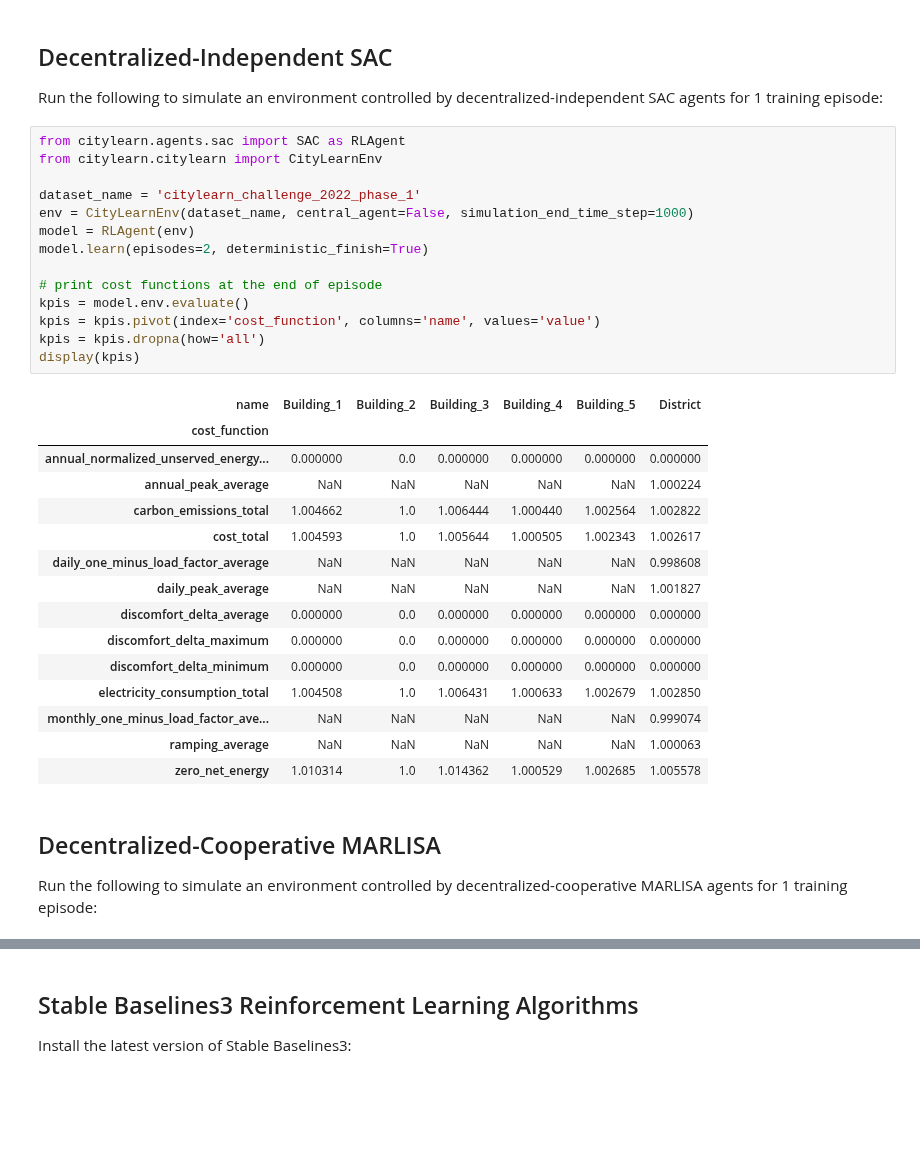
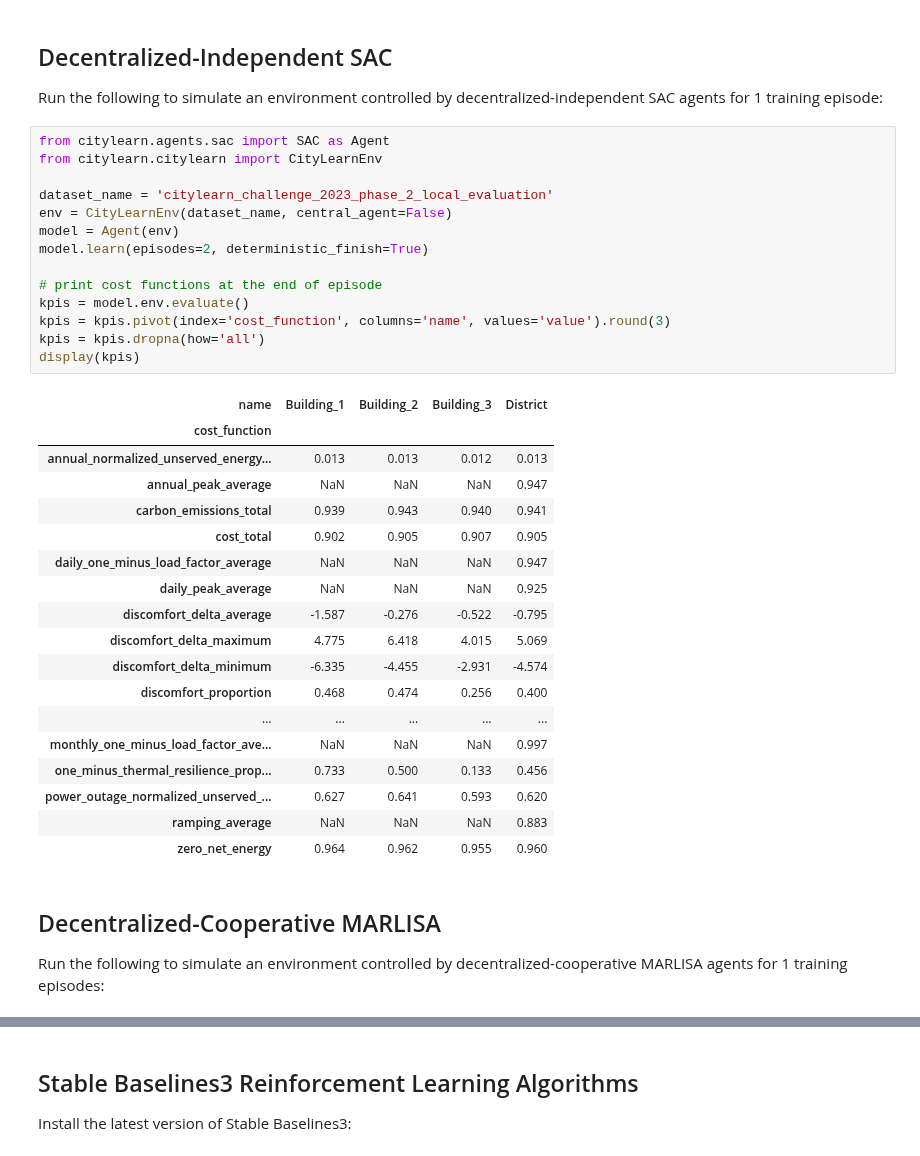
Before and after one commit to intelligent-environments-lab/CityLearn, a Jupyter notebook: examples/quickstart.ipynb, the cells around one changed output, grey strips where cells are left out. Cells and saved outputs as stored; diff of their text form; blank space fills up the shorter version.

```diff
--- a/examples/quickstart.ipynb
+++ b/examples/quickstart.ipynb
@@ -44,37 +84,40 @@ display(kpis)
 
 Run the following to simulate an environment controlled by decentralized-independent SAC agents for 1 training episode:
 # %%
-from citylearn.agents.sac import SAC as RLAgent
+from citylearn.agents.sac import SAC as Agent
 from citylearn.citylearn import CityLearnEnv
 
-dataset_name = 'citylearn_challenge_2022_phase_1'
-env = CityLearnEnv(dataset_name, central_agent=False, simulation_end_time_step=1000)
-model = RLAgent(env)
+dataset_name = 'citylearn_challenge_2023_phase_2_local_evaluation'
+env = CityLearnEnv(dataset_name, central_agent=False)
+model = Agent(env)
 model.learn(episodes=2, deterministic_finish=True)
 
 # print cost functions at the end of episode
 kpis = model.env.evaluate()
-kpis = kpis.pivot(index='cost_function', columns='name', values='value')
+kpis = kpis.pivot(index='cost_function', columns='name', values='value').round(3)
 kpis = kpis.dropna(how='all')
 display(kpis)
 # %% [output]
-| name | Building_1 | Building_2 | Building_3 | Building_4 | Building_5 | District |
-| cost_function |  |  |  |  |  |  |
-| annual_normalized_unserved_energy... | 0.000000 | 0.0 | 0.000000 | 0.000000 | 0.000000 | 0.000000 |
-| annual_peak_average | NaN | NaN | NaN | NaN | NaN | 1.000224 |
-| carbon_emissions_total | 1.004662 | 1.0 | 1.006444 | 1.000440 | 1.002564 | 1.002822 |
-| cost_total | 1.004593 | 1.0 | 1.005644 | 1.000505 | 1.002343 | 1.002617 |
-| daily_one_minus_load_factor_average | NaN | NaN | NaN | NaN | NaN | 0.998608 |
-| daily_peak_average | NaN | NaN | NaN | NaN | NaN | 1.001827 |
-| discomfort_delta_average | 0.000000 | 0.0 | 0.000000 | 0.000000 | 0.000000 | 0.000000 |
-| discomfort_delta_maximum | 0.000000 | 0.0 | 0.000000 | 0.000000 | 0.000000 | 0.000000 |
-| discomfort_delta_minimum | 0.000000 | 0.0 | 0.000000 | 0.000000 | 0.000000 | 0.000000 |
-| electricity_consumption_total | 1.004508 | 1.0 | 1.006431 | 1.000633 | 1.002679 | 1.002850 |
-| monthly_one_minus_load_factor_ave... | NaN | NaN | NaN | NaN | NaN | 0.999074 |
-| ramping_average | NaN | NaN | NaN | NaN | NaN | 1.000063 |
-| zero_net_energy | 1.010314 | 1.0 | 1.014362 | 1.000529 | 1.002685 | 1.005578 |
+| name | Building_1 | Building_2 | Building_3 | District |
+| cost_function |  |  |  |  |
+| annual_normalized_unserved_energy... | 0.013 | 0.013 | 0.012 | 0.013 |
+| annual_peak_average | NaN | NaN | NaN | 0.947 |
+| carbon_emissions_total | 0.939 | 0.943 | 0.940 | 0.941 |
+| cost_total | 0.902 | 0.905 | 0.907 | 0.905 |
+| daily_one_minus_load_factor_average | NaN | NaN | NaN | 0.947 |
+| daily_peak_average | NaN | NaN | NaN | 0.925 |
+| discomfort_delta_average | -1.587 | -0.276 | -0.522 | -0.795 |
+| discomfort_delta_maximum | 4.775 | 6.418 | 4.015 | 5.069 |
+| discomfort_delta_minimum | -6.335 | -4.455 | -2.931 | -4.574 |
+| discomfort_proportion | 0.468 | 0.474 | 0.256 | 0.400 |
+| ... | ... | ... | ... | ... |
+| monthly_one_minus_load_factor_ave... | NaN | NaN | NaN | 0.997 |
+| one_minus_thermal_resilience_prop... | 0.733 | 0.500 | 0.133 | 0.456 |
+| power_outage_normalized_unserved_... | 0.627 | 0.641 | 0.593 | 0.620 |
+| ramping_average | NaN | NaN | NaN | 0.883 |
+| zero_net_energy | 0.964 | 0.962 | 0.955 | 0.960 |
 # %% [markdown]
 ## Decentralized-Cooperative MARLISA
 
-Run the following to simulate an environment controlled by decentralized-cooperative MARLISA agents for 1 training episode:
+Run the following to simulate an environment controlled by decentralized-cooperative MARLISA agents for 1 training episodes:
 # %%
```
Also changed, not shown: parts of 7 cells of this notebook.
